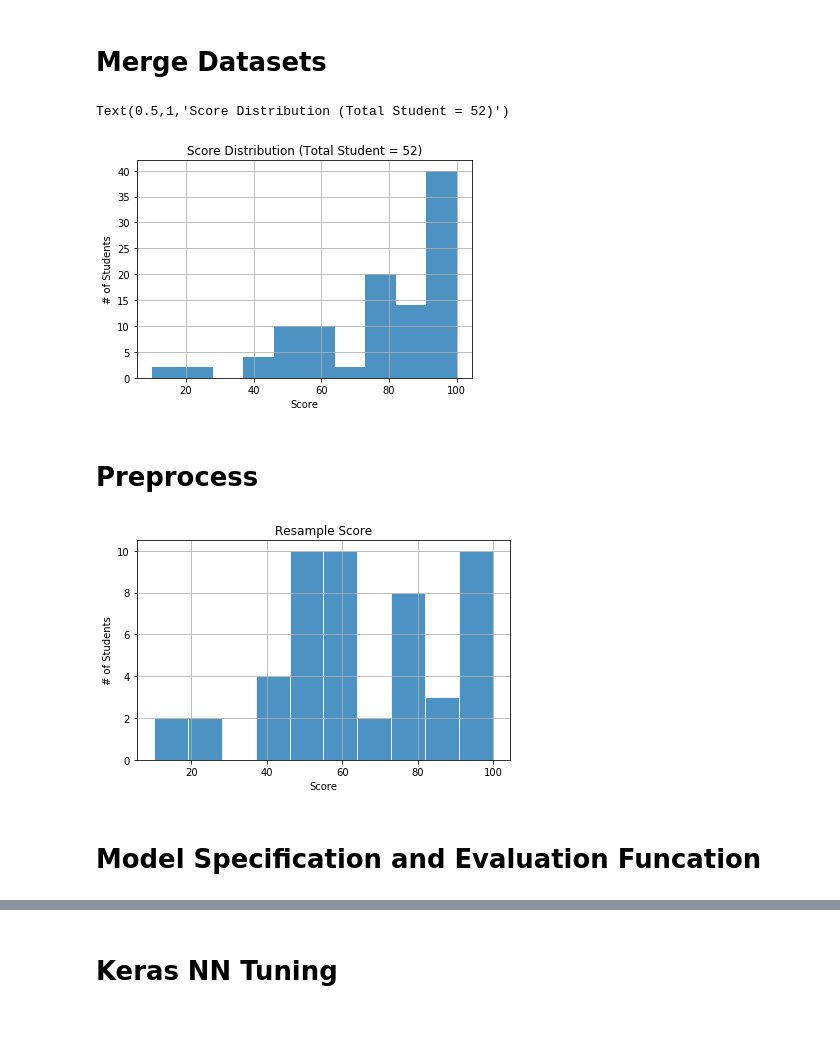
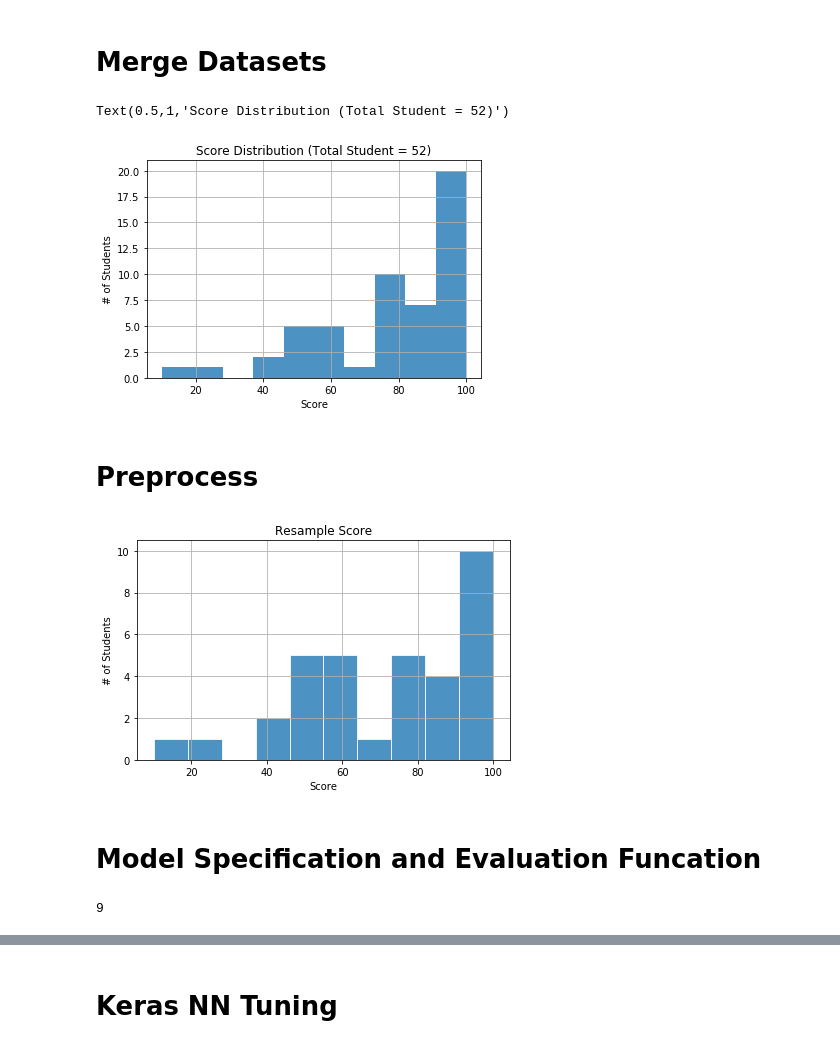
Before and after one commit to owen198/kyoto_ebook, a Jupyter notebook: NN_Tuning.ipynb, the cells around one changed output, grey strips where cells are left out. Saved outputs shown, nothing was run; the diff lists cells and outputs as text; code cells hidden in the pictures.

```diff
--- a/NN_Tuning.ipynb
+++ b/NN_Tuning.ipynb
@@ -88,16 +91,16 @@ from hyperopt import fmin, tpe, hp, STATUS_OK, Trials
 # %%
 pca_flag = True
-noise_flag = True
+noise_flag = False
 resample_flag = True
 # %% [markdown]
 # Load Data
 # %%
 kyoto_1_score = pd.read_csv('dataset/data1_score.csv')
 # %%
-kyoto_1_all = pd.read_csv('dataset/dataset1_15features.csv')
+kyoto_1_all = pd.read_csv('dataset/Week1filter_11_22.csv')
 
 kyoto_1_all.rename(index=str, columns={"Userid": "userid"}, inplace=True)
-kyoto_1_all = kyoto_1_all.drop(['Score'], axis=1)
+#kyoto_1_all = kyoto_1_all.drop(['Score'], axis=1)
 # %%
 k_temp = kyoto_1_all.drop(['userid'], axis=1)
 
@@ -143,7 +144,7 @@ kyoto_x_all = pd.merge(kyoto_1_all, kyoto_1_score, on='userid')
 kyoto_1 = kyoto_x_all
 kyoto_1.fillna(0.0, inplace=True)
 kyoto_1 = kyoto_1.drop(['userid'], axis=1)
-kyoto_1 = kyoto_1.drop(['Delete_Memo'], axis=1)
+#kyoto_1 = kyoto_1.drop(['Delete_Memo'], axis=1)
 kyoto_1 = kyoto_1[kyoto_1['score']>0]
 ax = kyoto_1.hist('score', grid=True, alpha=0.8)
 ax[0][0].set_ylabel('# of Students')
@@ -151,24 +152,24 @@ ax[0][0].set_xlabel('Score')
 ax[0][0].set_title('Score Distribution (Total Student = 52)')
 # %% [output]
 Text(0.5,1,'Score Distribution (Total Student = 52)')
-[figure, old version]
+[figure, new version]
 # %% [markdown]
 # Preprocess
 # %%
 if resample_flag:
     kyoto_1_backup = kyoto_1
 
     low_df = kyoto_1[kyoto_1['score']<80]
     up_df = kyoto_1[kyoto_1['score']>=80]
-    up_df = up_df.sample(len(up_df)//4)
+    up_df = up_df.sample(len(up_df)//2)
     kyoto_1 = pd.concat([up_df, low_df])
     ax = kyoto_1.hist('score', grid=True, alpha=0.8, edgecolor='white')
 
     ax[0][0].set_ylabel('# of Students')
     ax[0][0].set_xlabel('Score')
     ax[0][0].set_title('Resample Score')
 
     plt.tight_layout()
     plt.savefig('./images/score_resample.png', dpi=300)
 # %% [output]
-[figure, old version]
+[figure, new version]
@@ -188,3 +199,11 @@ X_train = scale.fit_transform(X_train)
 X_test = scale.fit_transform(X_test)
 # %% [markdown]
 # Model Specification and Evaluation Funcation
+# %%
+noise = 0.3
+dropout = 0.5
+layer_two_flag = True
+dim=len(X_train[0])
+dim
+# %% [output]
+9
```
Also changed, not shown: parts of 35 cells of this notebook, 1 other file.
